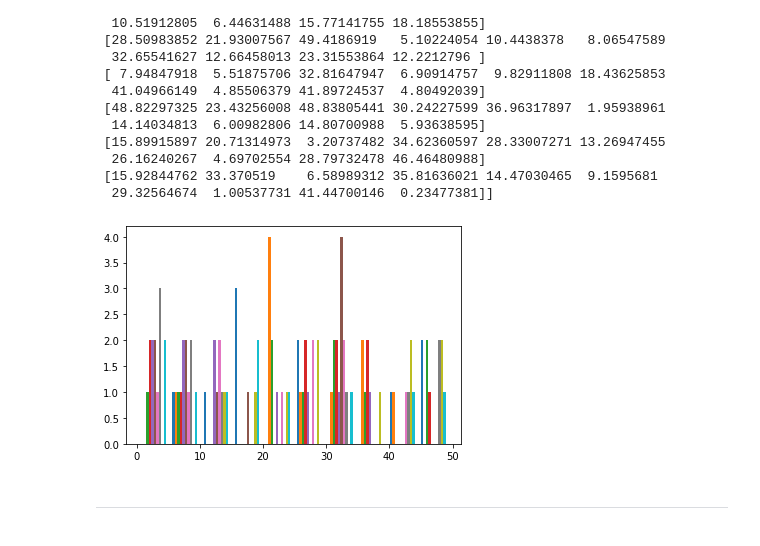
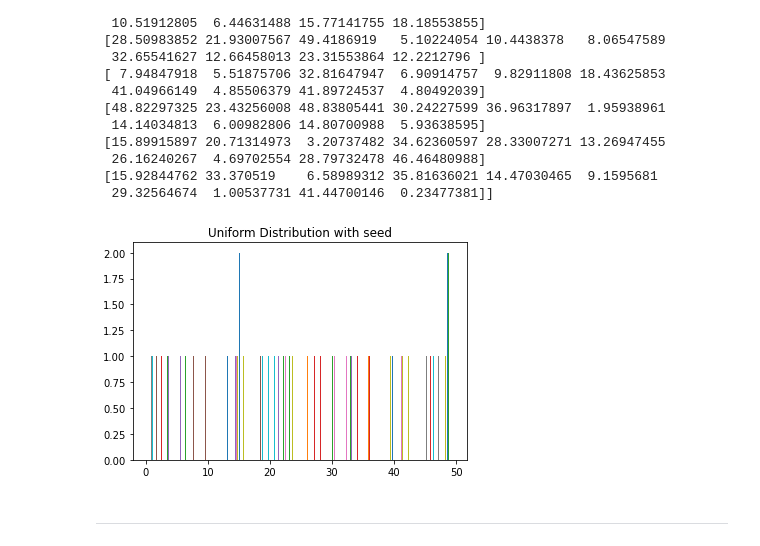
Before and after one commit to DracoNibilis/Numpy.random_Overview, a Jupyter notebook: numpy_random.ipynb, the cells around one changed output. Cells and saved outputs as stored; diff of their text form; code cells hidden in the pictures.

```diff
--- a/numpy_random.ipynb
+++ b/numpy_random.ipynb
@@ -498,11 +501,12 @@ print(pol)
  [15.92844762 33.370519    6.58989312 35.81636021 14.47030465  9.1595681
   29.32564674  1.00537731 41.44700146  0.23477381]]
 # %%
-# plot for pol - above data
-plt.hist(pol)
+# plot for uniform function with seed
+plt.hist(pol, bins=50)
+plt.title("Uniform Distribution with seed")
 plt.show()
 # %% [output]
-[figure, old version]
+[figure, new version]
 # %% [markdown]
 ***
 # %% [markdown]
```
Also changed, not shown: parts of 40 cells of this notebook, 1 other file.
